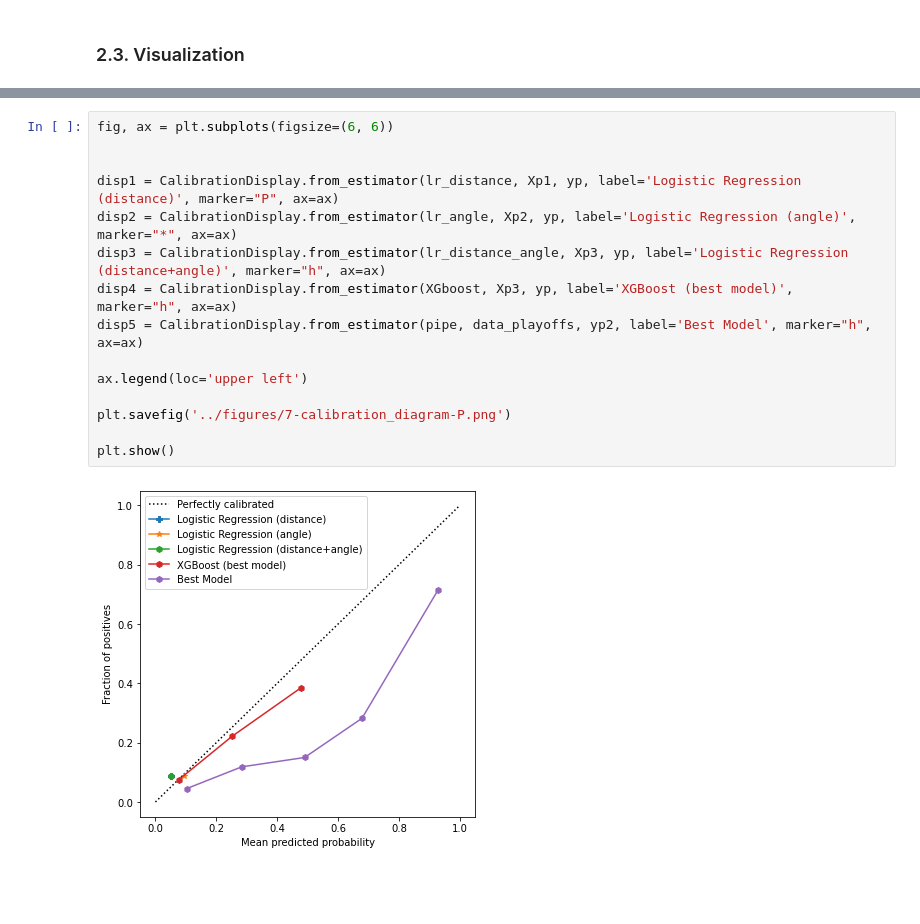
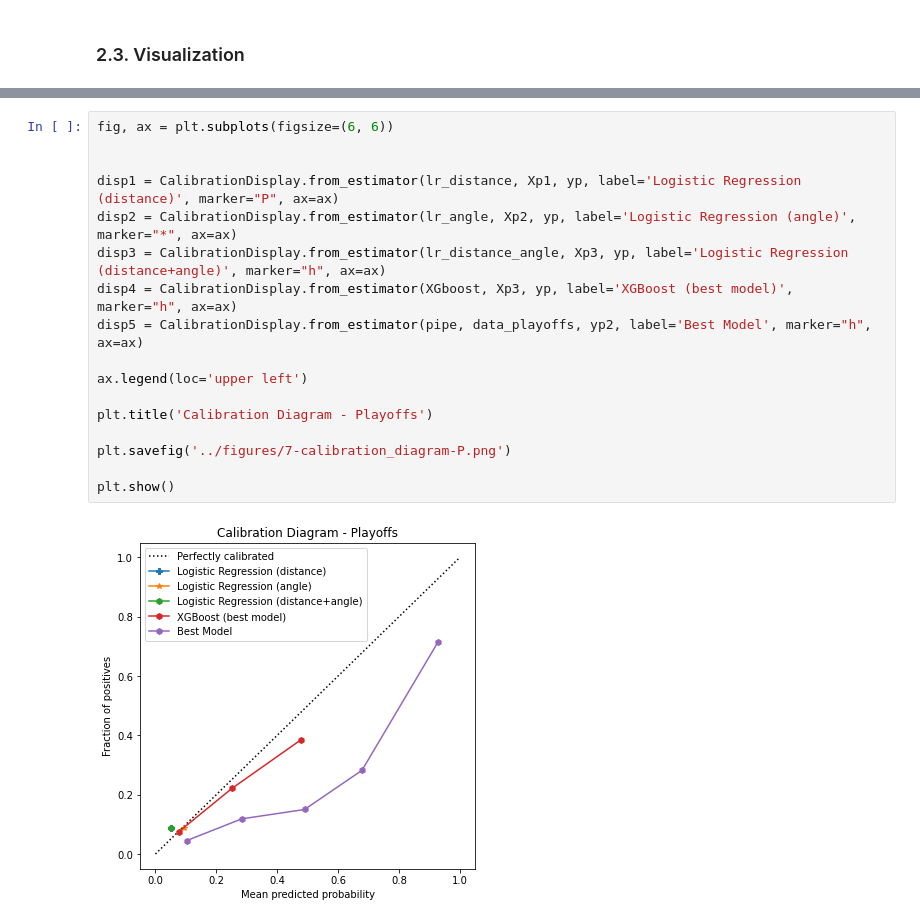
Before and after one commit to sorinmuchi/IFT6758, a Jupyter notebook: notebooks/7-EvaluateOnTestSet.ipynb, the cells around one changed output, grey strips where cells are left out. Drawn from its saved outputs; the diff is of its cells as text; blank space fills up the shorter version.

```diff
--- a/notebooks/7-EvaluateOnTestSet.ipynb
+++ b/notebooks/7-EvaluateOnTestSet.ipynb
@@ -751,17 +754,19 @@ plt.show()
 # %%
 fig, ax = plt.subplots(figsize=(6, 6))
 
 
 disp1 = CalibrationDisplay.from_estimator(lr_distance, Xp1, yp, label='Logistic Regression (distance)', marker="P", ax=ax)
 disp2 = CalibrationDisplay.from_estimator(lr_angle, Xp2, yp, label='Logistic Regression (angle)', marker="*", ax=ax)
 disp3 = CalibrationDisplay.from_estimator(lr_distance_angle, Xp3, yp, label='Logistic Regression (distance+angle)', marker="h", ax=ax)
 disp4 = CalibrationDisplay.from_estimator(XGboost, Xp3, yp, label='XGBoost (best model)', marker="h", ax=ax)
 disp5 = CalibrationDisplay.from_estimator(pipe, data_playoffs, yp2, label='Best Model', marker="h", ax=ax)
 
 ax.legend(loc='upper left')
 
+plt.title('Calibration Diagram - Playoffs')
+
 plt.savefig('../figures/7-calibration_diagram-P.png')
 
 plt.show()
 # %% [output]
-[figure, old version]
+[figure, new version]
```
Also changed, not shown: parts of 8 cells of this notebook, 13 other files.
